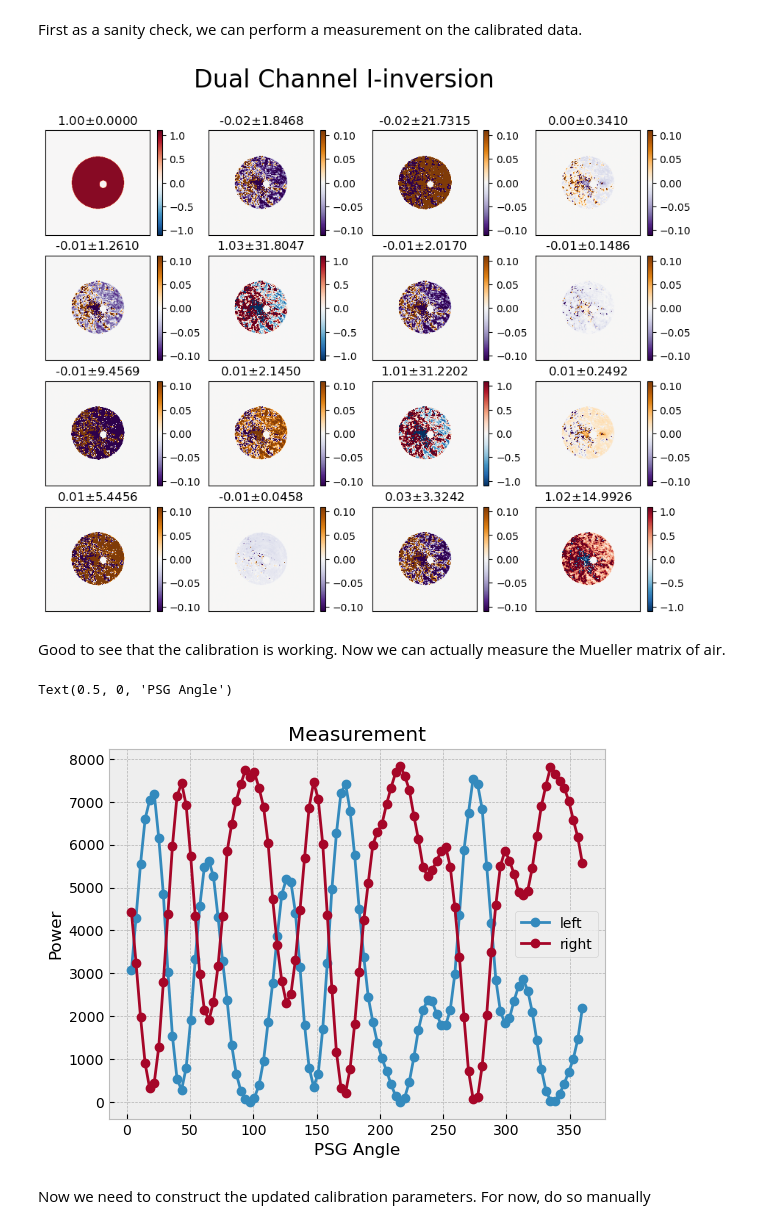
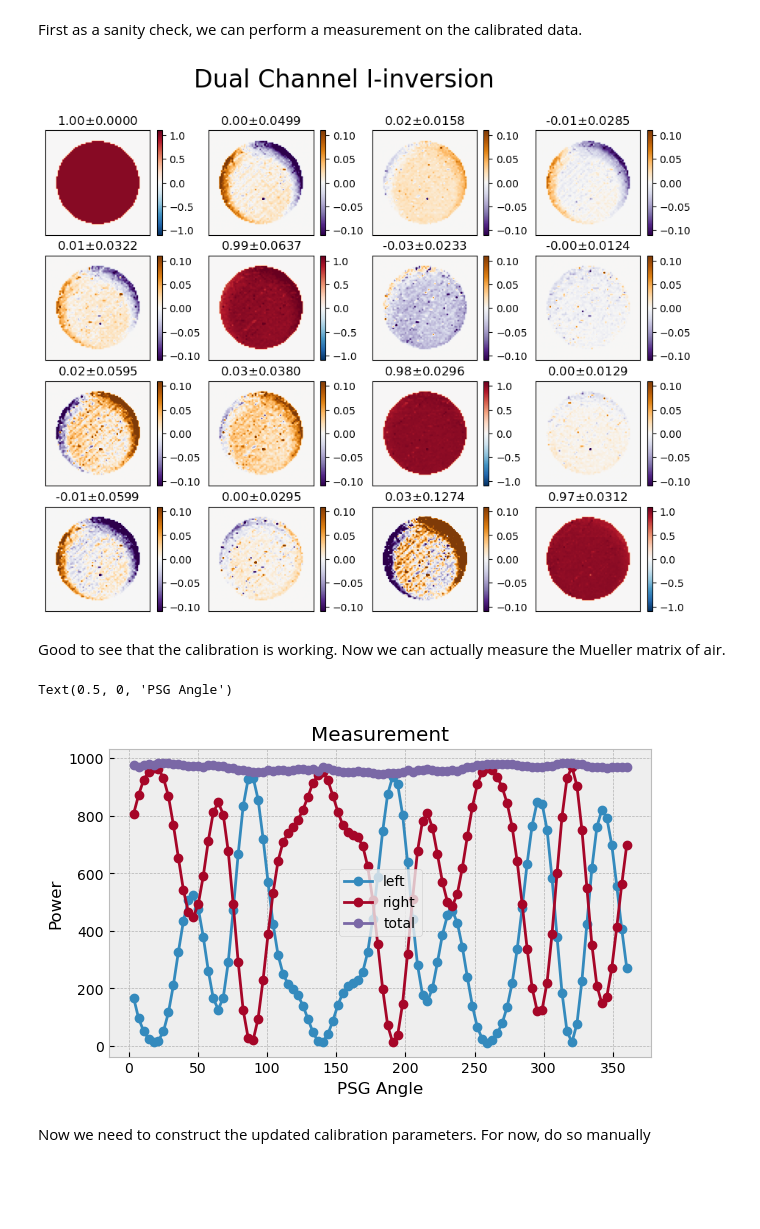
Before and after one commit to UCSB-Exoplanet-Polarimetry-Lab/derp_control, a Jupyter notebook: prototype_calibration.ipynb, the cells around one changed output. Drawn from its saved outputs; the diff is of its cells as text; code cells hidden in the pictures; blank space fills up the shorter version.

```diff
--- a/prototype_calibration.ipynb
+++ b/prototype_calibration.ipynb
@@ -29,3 +71,5 @@ AssertionError: Error while setting camera
+# %%
+cam.fps = 50
 # %% [markdown]
 The cooldown process can be viewed by plotting the temperature_change attribute of the camera object
 # %%
@@ -65,15 +106,18 @@ Determine a window to use on the data. The data inside these pupils should be re
 bright = cam.take_many_images(10)
 bright_avg = np.median(bright, axis=0) - dark
 bright_avg[bright_avg < 0] = 0
-cxr, cyr = 190, 380
-cxl, cyl = 190, 185
-cut = 120
 
-x = np.linspace(-1,1,2*cut)
+# define subaperture centers
+cxr, cyr = 165, 395 # pixel index
+cxl, cyl = 165, 325 # pixel index
+cut = 34 # crop radius
+
+# defined mask
+x = np.linspace(-1, 1, 2*cut)
 x, y = np.meshgrid(x, x)
 r = np.sqrt(x**2 + y**2)
 mask = np.zeros_like(r)
-mask[r < 0.7] = 1
+mask[r < 1] = 1
 
 left_channel = bright_avg[cxl-cut:cxl+cut,cyl-cut:cyl+cut]
 right_channel = bright_avg[cxr-cut:cxr+cut,cyr-cut:cyr+cut]
@@ -82,11 +126,11 @@ plt.style.use("default")
 plt.figure(figsize=[14,3])
 plt.subplot(131)
 plt.title("Left Channel")
-plt.imshow(mask * left_channel, cmap='inferno', vmin=0, vmax=2**14)
+plt.imshow(mask * left_channel, cmap='inferno', vmin=0, vmax=2**10)
 plt.colorbar()
 plt.subplot(132)
 plt.title("Right Channel")
-plt.imshow(mask * right_channel, cmap='inferno', vmin=0, vmax=2**14)
+plt.imshow(mask * right_channel, cmap='inferno', vmin=0, vmax=2**10)
 plt.colorbar()
 plt.subplot(133)
 plt.title("Difference")
@@ -500,35 +282,43 @@ plt.style.use("default")
 
 # define a mask to protect us from the big dots
 mask_data = np.zeros_like(M[:,:,0,0])
-mask_data[r < 0.5] = 1
+mask_data[r < 0.8] = 1
 
-xcut = 1e-1
-ycut = 3e-2
-rho = np.sqrt((x-xcut)**2 + (y-ycut)**2)
-mask_data[rho < 7e-2] = 0
 
 plot_square(M / M[..., 0, 0, None, None], title="Dual Channel I-inversion", vmin=-1.1, vmax=1.1, scale_offdiagonal=1/10, mask=mask_data)
 # %% [output]
-[figure, old version]
+[figure, new version]
 # %% [markdown]
 Good to see that the calibration is working. Now we can actually measure the Mueller matrix of air.
 # %%
 air_measure = Experiment(cam, psg_stg, psa_stg, dark=dark, cut=cut,
                          cxl=cxl, cxr=cxr, cyl=cyl, cyr=cyr)
 # %%
+ANGULAR_STEP = 3.6
+ANGULAR_RATIO = 2.5
 N_MEASUREMENTS = 100
+
+psg_step = ANGULAR_STEP
+psa_step = ANGULAR_STEP * ANGULAR_RATIO
+
 air_measure.measurement(psg_step, psa_step, N_MEASUREMENTS)
 # %%
 prior_psg_motion = air_test_calibrated.psg_positions_relative[-1]
 prior_psa_motion = air_test_calibrated.psa_positions_relative[-1]
 # %%
 plt.style.use("bmh")
+plt.figure(figsize=[7,4])
 plt.title("Measurement")
+
+P_ref_0 = air_measure.mean_power_left[0] + air_measure.mean_power_right[0]
+P_ref_l = np.asarray(air_measure.mean_power_left) + np.asarray(air_measure.mean_power_right)
+P_ref = P_ref_0 / P_ref_l
 plt.plot(air_measure.psg_positions_relative, air_measure.mean_power_left, label='left', marker='o')
 plt.plot(air_measure.psg_positions_relative, air_measure.mean_power_right, label='right', marker='o')
+plt.plot(air_measure.psg_positions_relative, P_ref_l, label='total', marker='o')
 plt.legend()
 plt.ylabel('Power')
 plt.xlabel('PSG Angle')
 # %% [output]
 Text(0.5, 0, 'PSG Angle')
-[figure, old version]
+[figure, new version]
```
Also changed, not shown: parts of 51 cells of this notebook, 1 other file.
